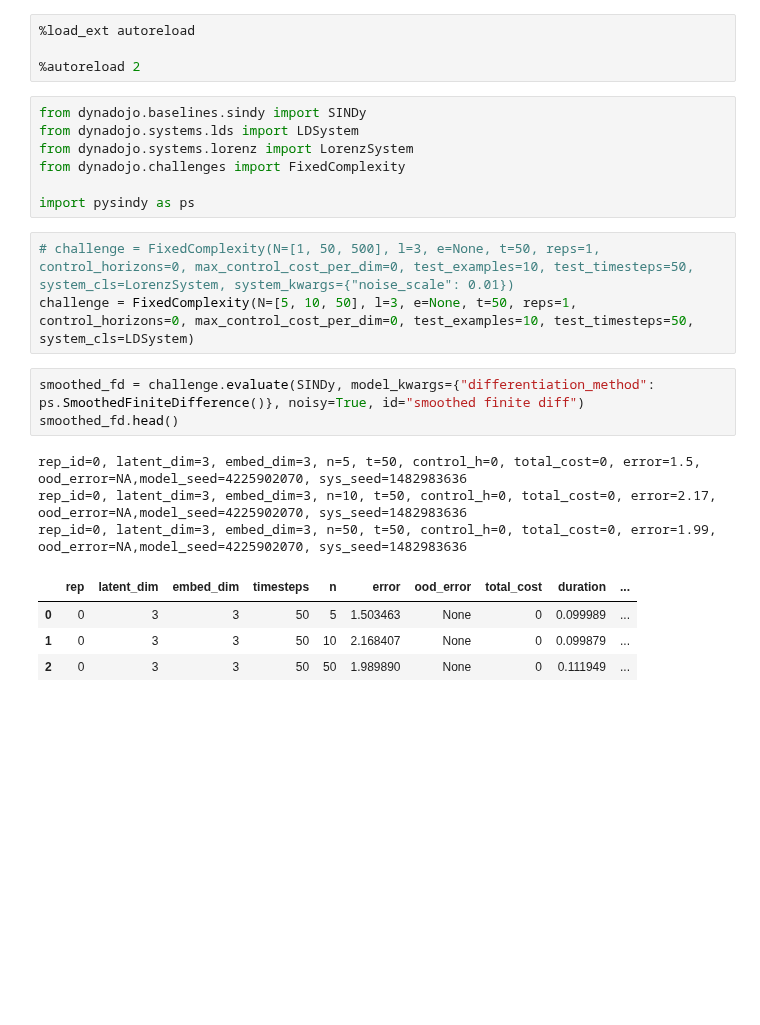
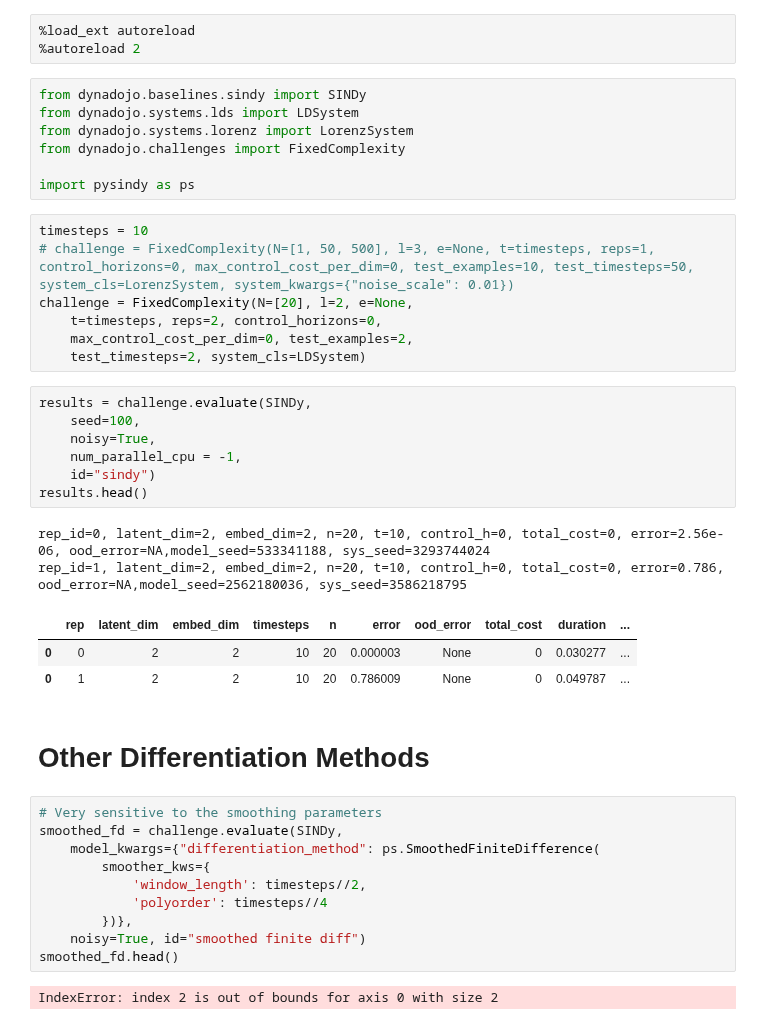
Before and after one commit to DynaDojo/dynadojo, a Jupyter notebook: demos/sindy_demo2.ipynb, the cells around one changed output. Cells and saved outputs as stored; diff of their text form; blank space fills up the shorter version.

```diff
--- a/demos/sindy_demo2.ipynb
+++ b/demos/sindy_demo2.ipynb
@@ -1,6 +1,5 @@
 # %%
 %load_ext autoreload
-
 %autoreload 2
 # %%
 from dynadojo.baselines.sindy import SINDy
@@ -10,19 +9,39 @@ from dynadojo.challenges import FixedComplexity
 
 import pysindy as ps
 # %%
-# challenge = FixedComplexity(N=[1, 50, 500], l=3, e=None, t=50, reps=1, control_horizons=0, max_control_cost_per_dim=0, test_examples=10, test_timesteps=50, system_cls=LorenzSystem, system_kwargs={"noise_scale": 0.01})
-challenge = FixedComplexity(N=[5, 10, 50], l=3, e=None, t=50, reps=1, control_horizons=0, max_control_cost_per_dim=0, test_examples=10, test_timesteps=50, system_cls=LDSystem)
+timesteps = 10
+# challenge = FixedComplexity(N=[1, 50, 500], l=3, e=None, t=timesteps, reps=1, control_horizons=0, max_control_cost_per_dim=0, test_examples=10, test_timesteps=50, system_cls=LorenzSystem, system_kwargs={"noise_scale": 0.01})
+challenge = FixedComplexity(N=[20], l=2, e=None,
+    t=timesteps, reps=2, control_horizons=0,
+    max_control_cost_per_dim=0, test_examples=2,
+    test_timesteps=2, system_cls=LDSystem)
+# %%
+results = challenge.evaluate(SINDy,
+    seed=100,
+    noisy=True,
+    num_parallel_cpu = -1,
+    id="sindy")
+results.head()
+# %% [output]
+rep_id=0, latent_dim=2, embed_dim=2, n=20, t=10, control_h=0, total_cost=0, error=2.56e-06, ood_error=NA,model_seed=533341188, sys_seed=3293744024
+rep_id=1, latent_dim=2, embed_dim=2, n=20, t=10, control_h=0, total_cost=0, error=0.786, ood_error=NA,model_seed=2562180036, sys_seed=3586218795
+|  | rep | latent_dim | embed_dim | timesteps | n | error | ood_error | total_cost | duration | ... |
+| 0 | 0 | 2 | 2 | 10 | 20 | 0.000003 | None | 0 | 0.030277 | ... |
+| 0 | 1 | 2 | 2 | 10 | 20 | 0.786009 | None | 0 | 0.049787 | ... |
+# %% [markdown]
+# Other Differentiation Methods
 # %%
-smoothed_fd = challenge.evaluate(SINDy, model_kwargs={"differentiation_method": ps.SmoothedFiniteDifference()}, noisy=True, id="smoothed finite diff")
+# Very sensitive to the smoothing parameters
+smoothed_fd = challenge.evaluate(SINDy,
+    model_kwargs={"differentiation_method": ps.SmoothedFiniteDifference(
+        smoother_kws={
+            'window_length': timesteps//2,
+            'polyorder': timesteps//4
+        })},
+    noisy=True, id="smoothed finite diff")
 smoothed_fd.head()
 # %% [output]
-rep_id=0, latent_dim=3, embed_dim=3, n=5, t=50, control_h=0, total_cost=0, error=1.5, ood_error=NA,model_seed=4225902070, sys_seed=1482983636
-rep_id=0, latent_dim=3, embed_dim=3, n=10, t=50, control_h=0, total_cost=0, error=2.17, ood_error=NA,model_seed=4225902070, sys_seed=1482983636
-rep_id=0, latent_dim=3, embed_dim=3, n=50, t=50, control_h=0, total_cost=0, error=1.99, ood_error=NA,model_seed=4225902070, sys_seed=1482983636
+IndexError: index 2 is out of bounds for axis 0 with size 2
-|  | rep | latent_dim | embed_dim | timesteps | n | error | ood_error | total_cost | duration | ... |
-| 0 | 0 | 3 | 3 | 50 | 5 | 1.503463 | None | 0 | 0.099989 | ... |
-| 1 | 0 | 3 | 3 | 50 | 10 | 2.168407 | None | 0 | 0.099879 | ... |
-| 2 | 0 | 3 | 3 | 50 | 50 | 1.989890 | None | 0 | 0.111949 | ... |
 # %%
 fd = challenge.evaluate(SINDy, model_kwargs={"differentiation_method": ps.FiniteDifference()}, noisy=True, id="finite diff")
 fd.head()
```
Also changed, not shown: parts of 3 cells of this notebook, 11 other files.
